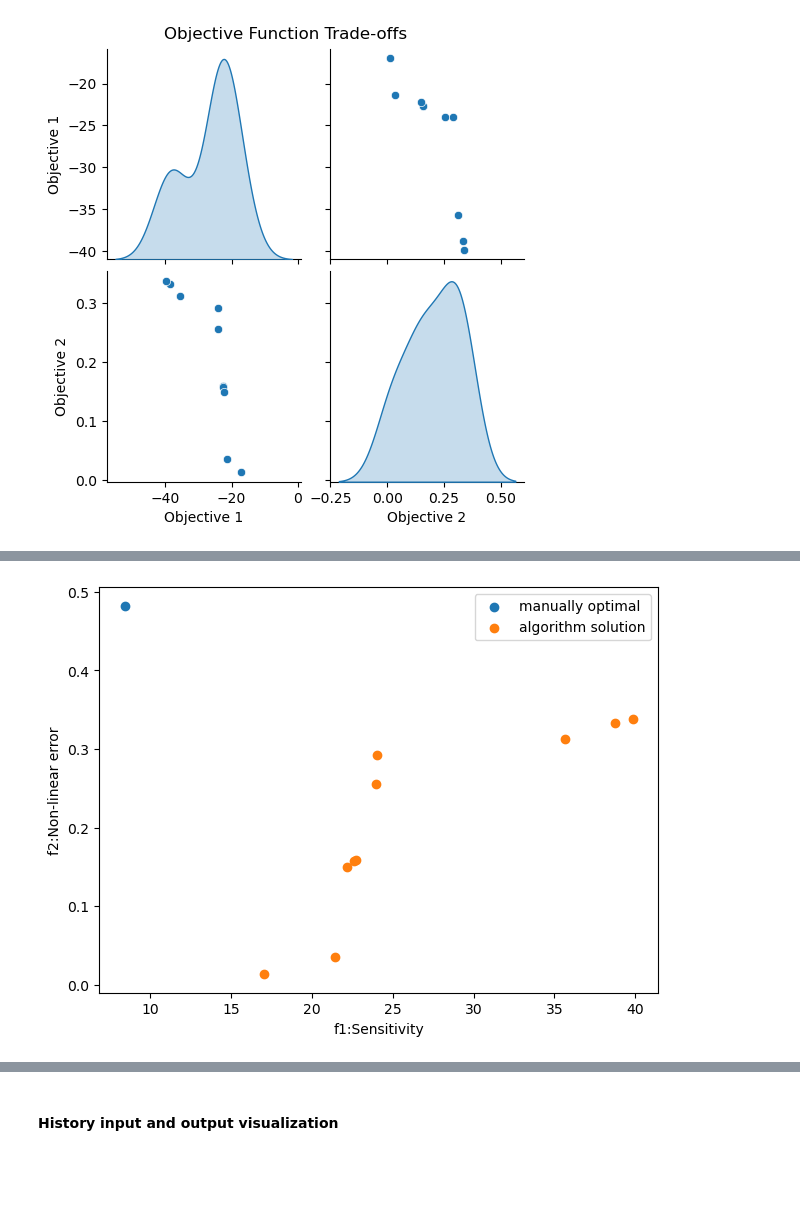
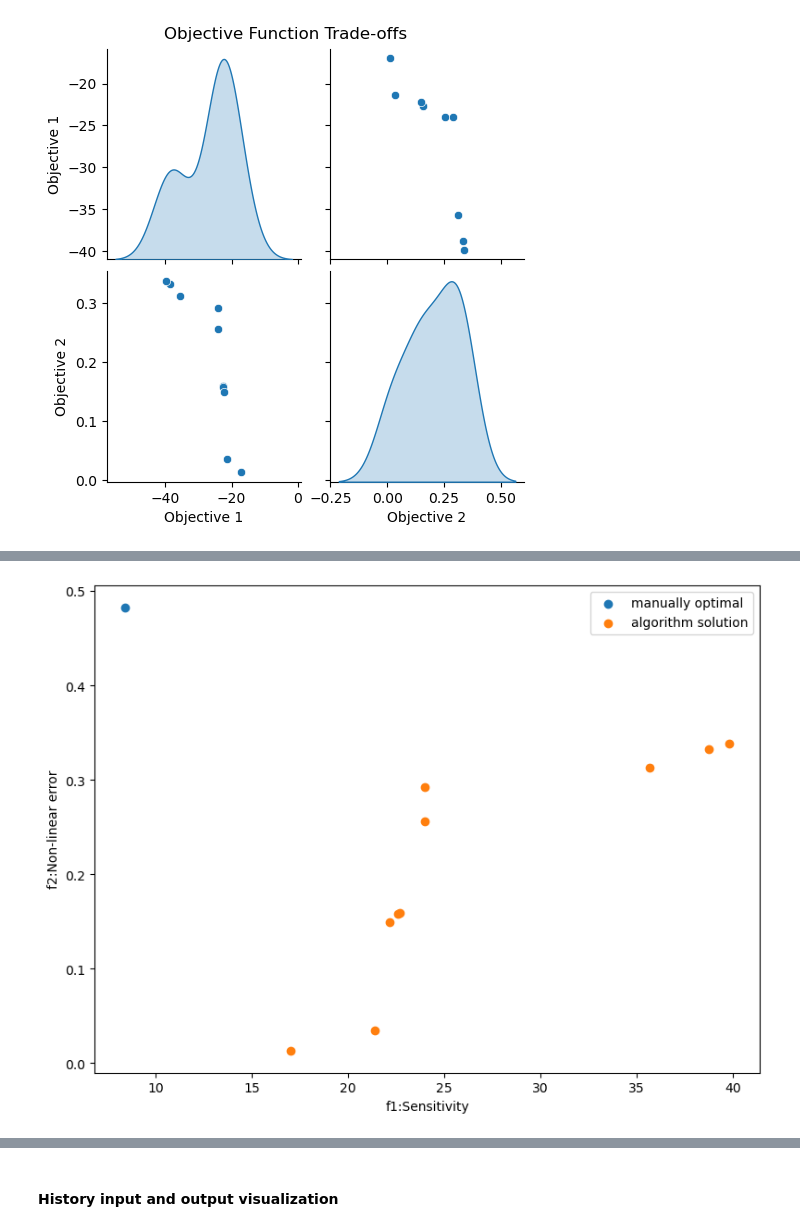
Before and after one commit to li-pengbo/femm-lvdt, a Jupyter notebook: optimization/notebook/pymoo_optimization.ipynb, the cells around one changed output, grey strips where cells are left out. Saved outputs shown, nothing was run; the diff lists cells and outputs as text; code cells hidden in the pictures; blank space fills up the shorter version.

```diff
--- a/optimization/notebook/pymoo_optimization.ipynb
+++ b/optimization/notebook/pymoo_optimization.ipynb
@@ -233,7 +235,7 @@ import seaborn as sns
 import pandas as pd
 from sklearn.cluster import KMeans
 
-solution = "../solutions/lvdt_50gen.pkl"
+solution = "../result/lvdt_50gen.pkl"
 # solution = "../solutions/lvdt_30gen.pkl"
 with open(solution, "rb") as f:
     lvdt_result = pickle.load(f)
@@ -278,14 +280,14 @@ plt.show()
 # %%
-# plt.figure(figsize=(8,6))
+plt.figure(figsize=(8,6))
 plt.scatter(manually_optimal_F[0], manually_optimal_F[1], label = 'manually optimal')
 plt.scatter(-opt_F[:,0], opt_F[:,1], label = 'algorithm solution')
 plt.xlabel('f1:Sensitivity')
 plt.ylabel('f2:Non-linear error')
 plt.legend()
 plt.tight_layout()
 # plt.savefig("../solutions/pareto_front_50gen.pdf")
 # %% [output]
-[figure, old version]
+[figure, new version]
 # %%
 n_gen = len(lvdt_result.history)
 f_min_values = [gen.opt.get("F").min(axis=0) for gen in lvdt_result.history]
```
Also changed, not shown: parts of 6 cells of this notebook, 33 other files.
